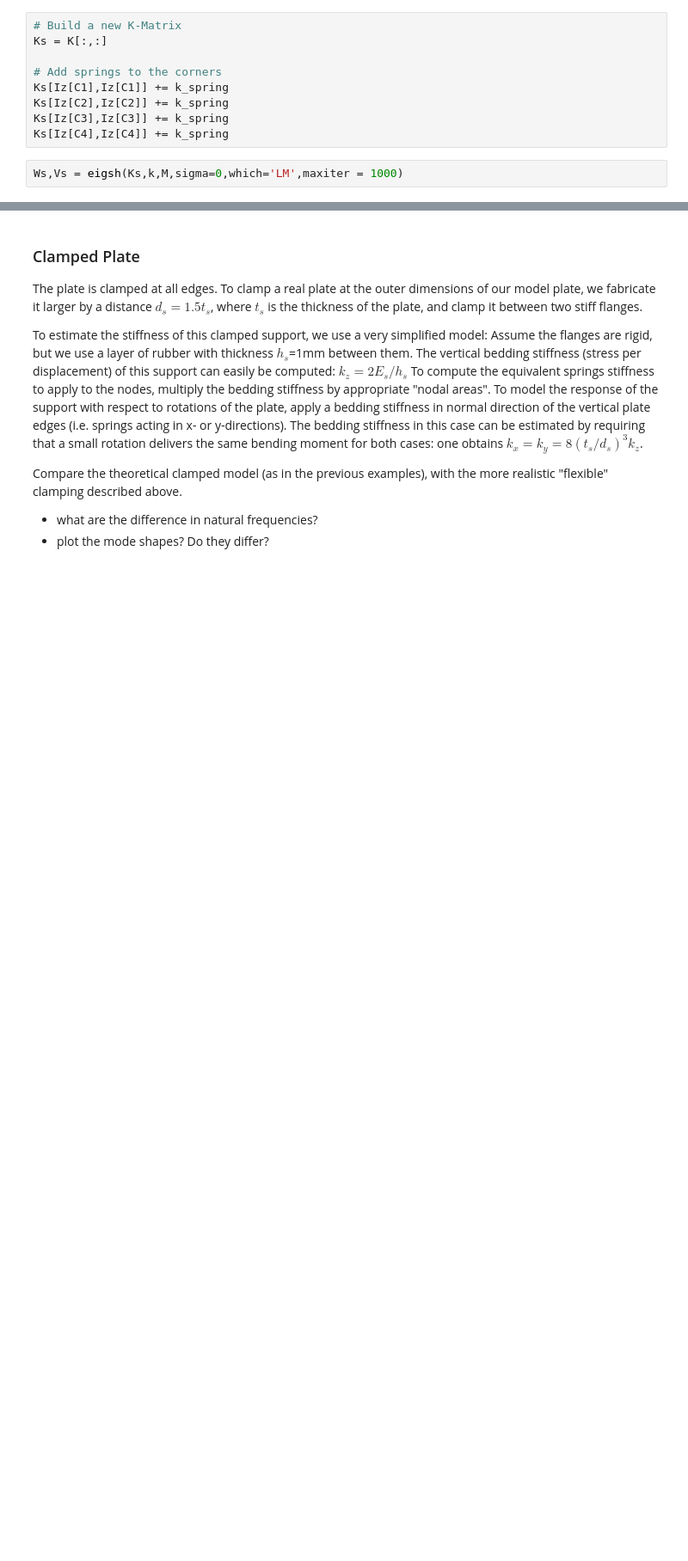
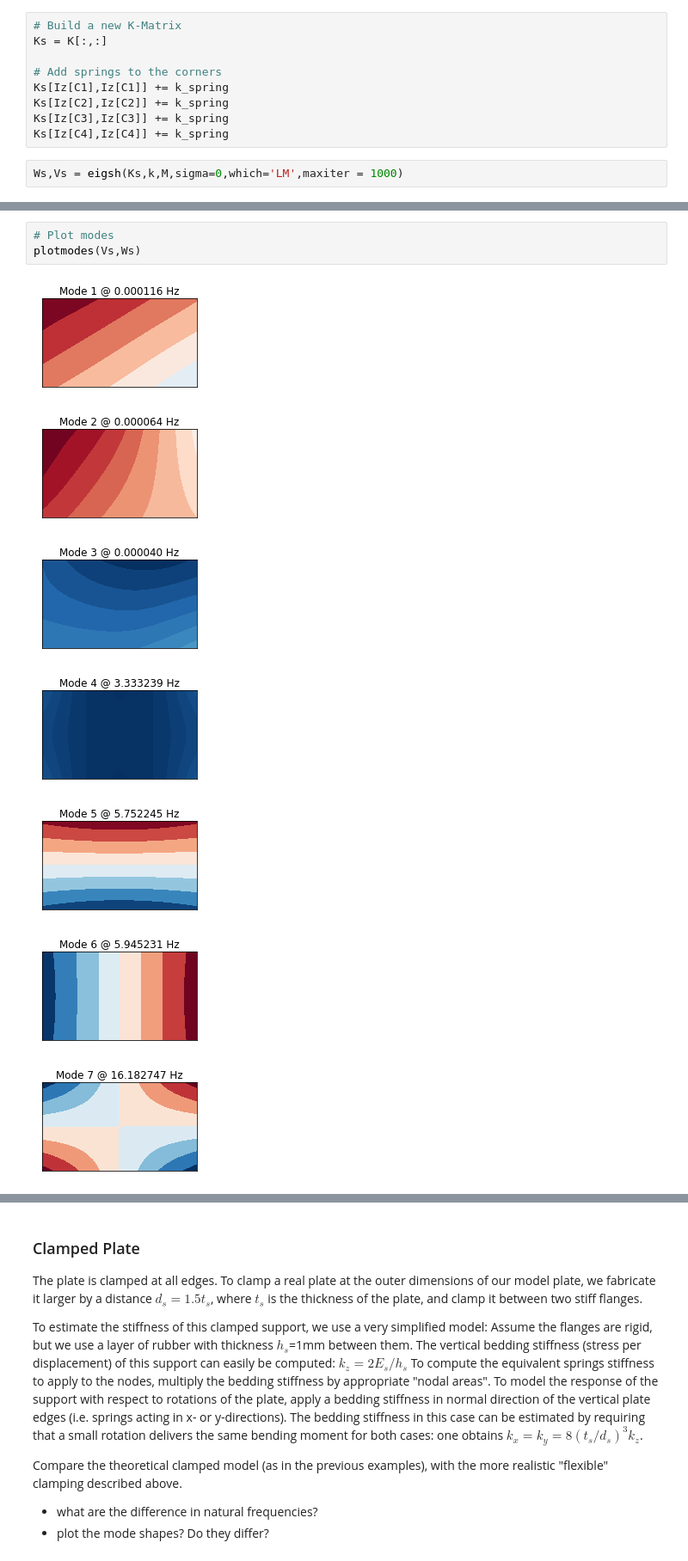
Before and after one commit to phmandl/modalanalyse, a Jupyter notebook: HW4/4_MeasurementTechniques_template.ipynb, the cells around one changed output, grey strips where cells are left out. Shown at 86% size. Drawn from its saved outputs; the diff is of its cells as text; blank space fills up the shorter version.

```diff
--- a/HW4/4_MeasurementTechniques_template.ipynb
+++ b/HW4/4_MeasurementTechniques_template.ipynb
@@ -218,0 +221,11 @@ Ks[Iz[C1],Iz[C1]] += k_spring
+# %%
+# Plot modes
+plotmodes(Vs,Ws)
+# %% [output]
+[figure, added]
+[figure, added]
+[figure, added]
+[figure, added]
+[figure, added]
+[figure, added]
+[figure, added]
```
Also changed, not shown: parts of 20 cells of this notebook, 7 other files.
